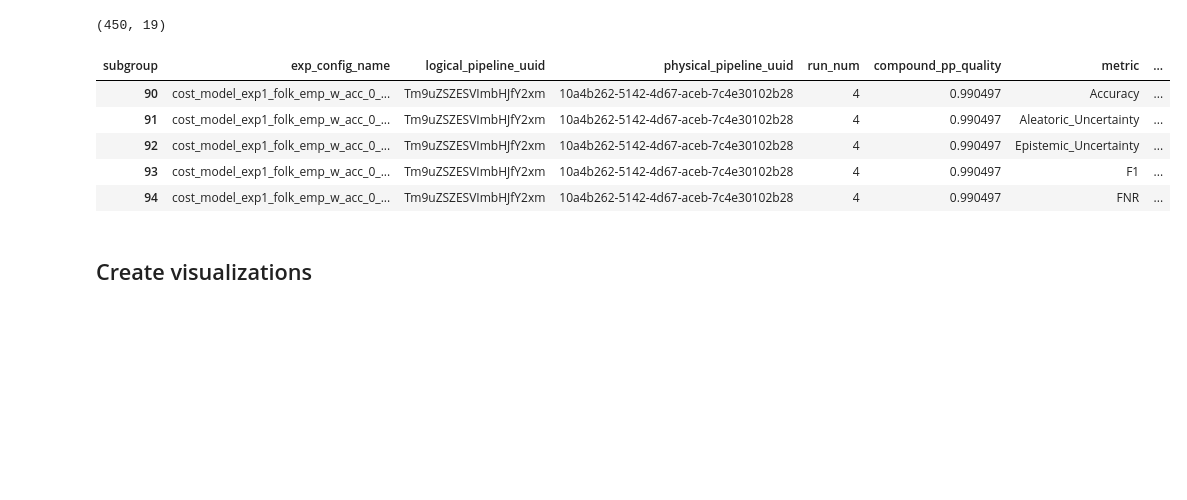
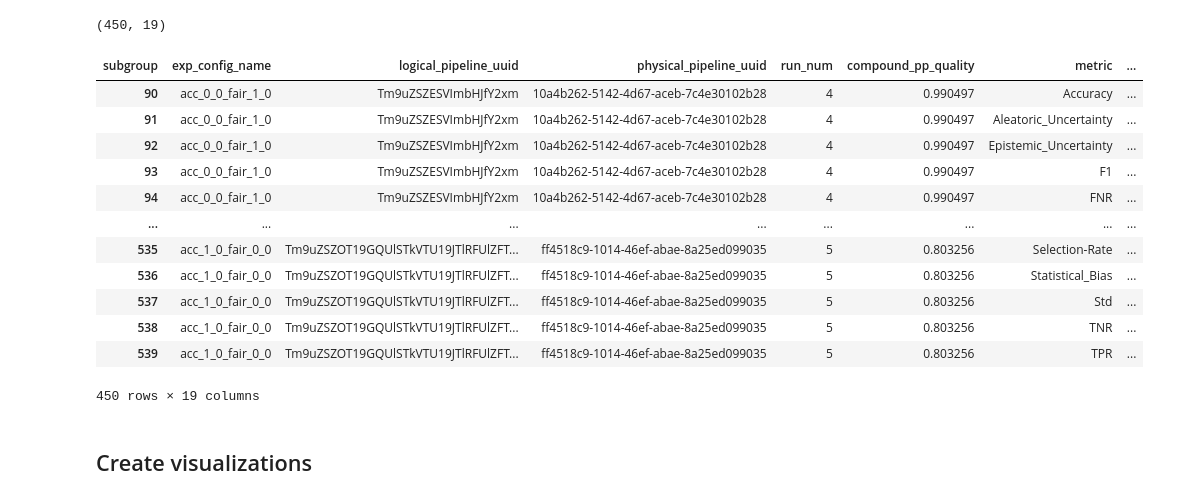
Before and after one commit to denysgerasymuk799/virny-flow-experiments, a Jupyter notebook: notebooks/visualizations/Cost_Model_Viz.ipynb, the cells around one changed output. Drawn from its saved outputs; the diff is of its cells as text; code cells hidden in the pictures; blank space fills up the shorter version.

```diff
--- a/notebooks/visualizations/Cost_Model_Viz.ipynb
+++ b/notebooks/visualizations/Cost_Model_Viz.ipynb
@@ -58,14 +58,21 @@ best_lp_metrics_per_exp_config_df.shape
 # %% [output]
 (450, 19)
 # %%
-best_lp_metrics_per_exp_config_df.head()
+best_lp_metrics_per_exp_config_df
 # %% [output]
 | subgroup | exp_config_name | logical_pipeline_uuid | physical_pipeline_uuid | run_num | compound_pp_quality | metric | ... |
-| 90 | cost_model_exp1_folk_emp_w_acc_0_... | Tm9uZSZESVImbHJfY2xm | 10a4b262-5142-4d67-aceb-7c4e30102b28 | 4 | 0.990497 | Accuracy | ... |
-| 91 | cost_model_exp1_folk_emp_w_acc_0_... | Tm9uZSZESVImbHJfY2xm | 10a4b262-5142-4d67-aceb-7c4e30102b28 | 4 | 0.990497 | Aleatoric_Uncertainty | ... |
-| 92 | cost_model_exp1_folk_emp_w_acc_0_... | Tm9uZSZESVImbHJfY2xm | 10a4b262-5142-4d67-aceb-7c4e30102b28 | 4 | 0.990497 | Epistemic_Uncertainty | ... |
-| 93 | cost_model_exp1_folk_emp_w_acc_0_... | Tm9uZSZESVImbHJfY2xm | 10a4b262-5142-4d67-aceb-7c4e30102b28 | 4 | 0.990497 | F1 | ... |
-| 94 | cost_model_exp1_folk_emp_w_acc_0_... | Tm9uZSZESVImbHJfY2xm | 10a4b262-5142-4d67-aceb-7c4e30102b28 | 4 | 0.990497 | FNR | ... |
+| 90 | acc_0_0_fair_1_0 | Tm9uZSZESVImbHJfY2xm | 10a4b262-5142-4d67-aceb-7c4e30102b28 | 4 | 0.990497 | Accuracy | ... |
+| 91 | acc_0_0_fair_1_0 | Tm9uZSZESVImbHJfY2xm | 10a4b262-5142-4d67-aceb-7c4e30102b28 | 4 | 0.990497 | Aleatoric_Uncertainty | ... |
+| 92 | acc_0_0_fair_1_0 | Tm9uZSZESVImbHJfY2xm | 10a4b262-5142-4d67-aceb-7c4e30102b28 | 4 | 0.990497 | Epistemic_Uncertainty | ... |
+| 93 | acc_0_0_fair_1_0 | Tm9uZSZESVImbHJfY2xm | 10a4b262-5142-4d67-aceb-7c4e30102b28 | 4 | 0.990497 | F1 | ... |
+| 94 | acc_0_0_fair_1_0 | Tm9uZSZESVImbHJfY2xm | 10a4b262-5142-4d67-aceb-7c4e30102b28 | 4 | 0.990497 | FNR | ... |
+| ... | ... | ... | ... | ... | ... | ... | ... |
+| 535 | acc_1_0_fair_0_0 | Tm9uZSZOT19GQUlSTkVTU19JTlRFUlZFT... | ff4518c9-1014-46ef-abae-8a25ed099035 | 5 | 0.803256 | Selection-Rate | ... |
+| 536 | acc_1_0_fair_0_0 | Tm9uZSZOT19GQUlSTkVTU19JTlRFUlZFT... | ff4518c9-1014-46ef-abae-8a25ed099035 | 5 | 0.803256 | Statistical_Bias | ... |
+| 537 | acc_1_0_fair_0_0 | Tm9uZSZOT19GQUlSTkVTU19JTlRFUlZFT... | ff4518c9-1014-46ef-abae-8a25ed099035 | 5 | 0.803256 | Std | ... |
+| 538 | acc_1_0_fair_0_0 | Tm9uZSZOT19GQUlSTkVTU19JTlRFUlZFT... | ff4518c9-1014-46ef-abae-8a25ed099035 | 5 | 0.803256 | TNR | ... |
+| 539 | acc_1_0_fair_0_0 | Tm9uZSZOT19GQUlSTkVTU19JTlRFUlZFT... | ff4518c9-1014-46ef-abae-8a25ed099035 | 5 | 0.803256 | TPR | ... |
+450 rows × 19 columns
 # %% [markdown]
 ## Create visualizations
 # %% [markdown]
```
Also changed, not shown: parts of 1 cell of this notebook, 11 other files.
